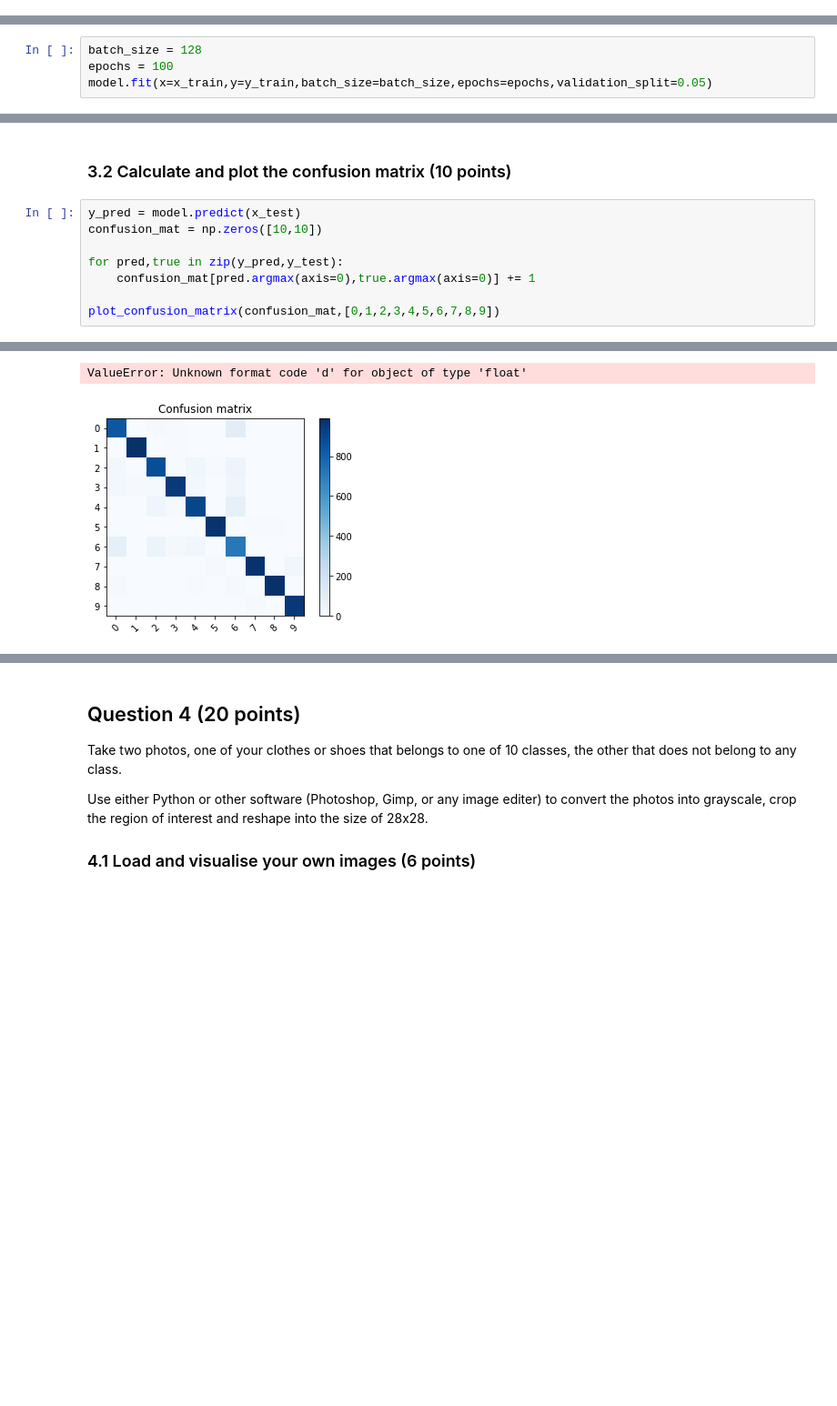
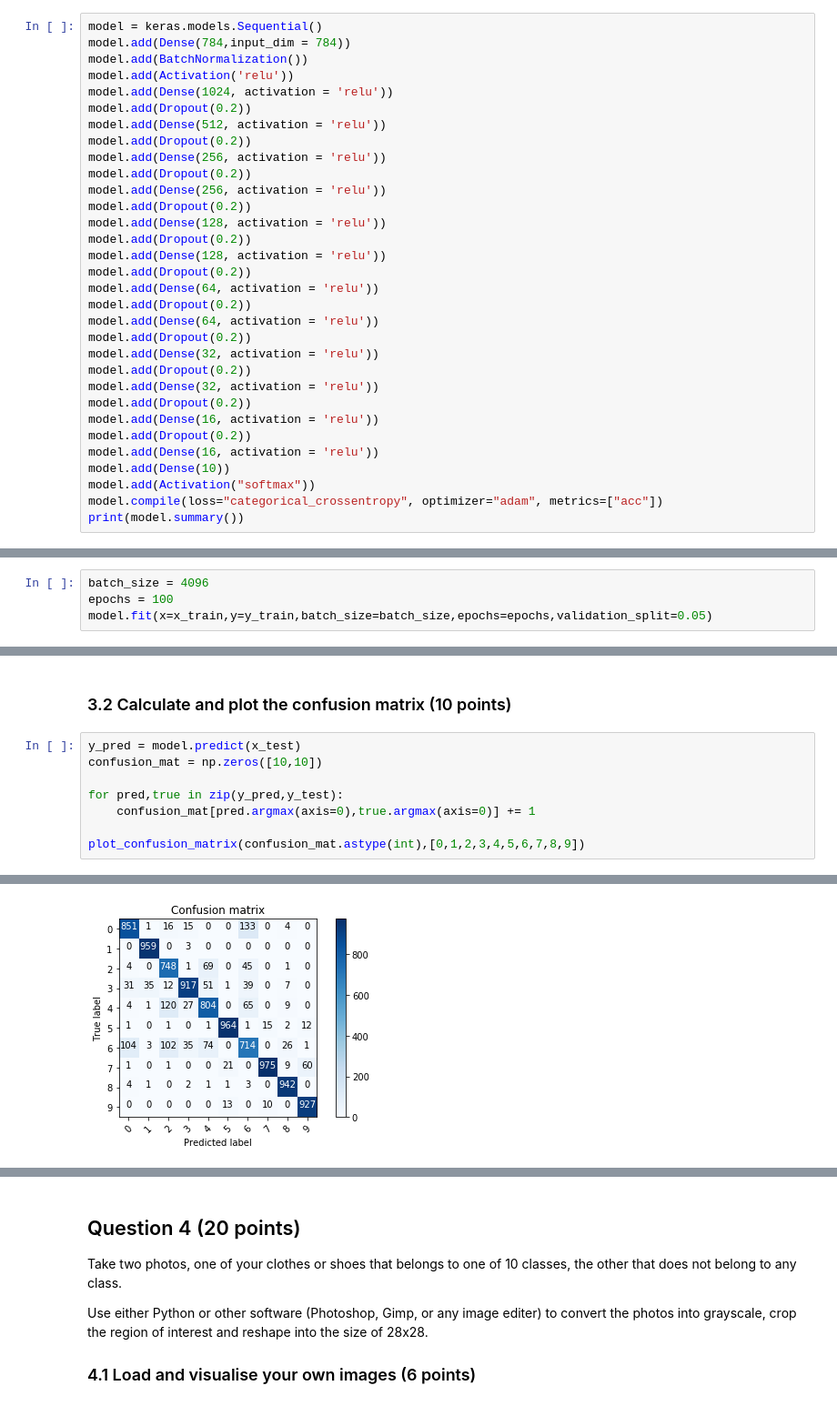
Before and after one commit to sunsumo555/cv_cw2, a Jupyter notebook: coursework_2.ipynb, the cells around one changed output, grey strips where cells are left out. Shown: that part at 91% size. Drawn from its saved outputs; the diff is of its cells as text; blank space fills up the shorter version.

```diff
--- a/coursework_2.ipynb
+++ b/coursework_2.ipynb
@@ -174,0 +124,32 @@ None
+# %%
+model = keras.models.Sequential()
+model.add(Dense(784,input_dim = 784))
+model.add(BatchNormalization())
+model.add(Activation('relu'))
+model.add(Dense(1024, activation = 'relu'))
+model.add(Dropout(0.2))
+model.add(Dense(512, activation = 'relu'))
+model.add(Dropout(0.2))
+model.add(Dense(256, activation = 'relu'))
+model.add(Dropout(0.2))
+model.add(Dense(256, activation = 'relu'))
+model.add(Dropout(0.2))
+model.add(Dense(128, activation = 'relu'))
+model.add(Dropout(0.2))
+model.add(Dense(128, activation = 'relu'))
+model.add(Dropout(0.2))
+model.add(Dense(64, activation = 'relu'))
+model.add(Dropout(0.2))
+model.add(Dense(64, activation = 'relu'))
+model.add(Dropout(0.2))
+model.add(Dense(32, activation = 'relu'))
+model.add(Dropout(0.2))
+model.add(Dense(32, activation = 'relu'))
+model.add(Dropout(0.2))
+model.add(Dense(16, activation = 'relu'))
+model.add(Dropout(0.2))
+model.add(Dense(16, activation = 'relu'))
+model.add(Dense(10))
+model.add(Activation("softmax"))
+model.compile(loss="categorical_crossentropy", optimizer="adam", metrics=["acc"])
+print(model.summary())
@@ -177,7 +176,7 @@ None
 
 We have tested that for an appropriate network architecture, on a personal laptop and with only CPU, it takes about a few seconds per epoch to train the network. For 100 epochs, it takes about a coffee break's time to finish the training. If you run it on a powerful GPU, it would be even much faster.
 # %%
-batch_size = 128
+batch_size = 4096
 epochs = 100
 model.fit(x=x_train,y=y_train,batch_size=batch_size,epochs=epochs,validation_split=0.05)
 # %% [output]
@@ -259,6 +258,6 @@ confusion_mat = np.zeros([10,10])
 for pred,true in zip(y_pred,y_test):
     confusion_mat[pred.argmax(axis=0),true.argmax(axis=0)] += 1
 
-plot_confusion_matrix(confusion_mat,[0,1,2,3,4,5,6,7,8,9])
+plot_confusion_matrix(confusion_mat.astype(int),[0,1,2,3,4,5,6,7,8,9])
 # %% [output]
 Confusion matrix, without normalization
@@ -275,2 +274 @@ Confusion matrix, without normalization
-ValueError: Unknown format code 'd' for object of type 'float'
-[figure, old version]
+[figure, new version]
```
Also changed, not shown: parts of 14 cells of this notebook.
